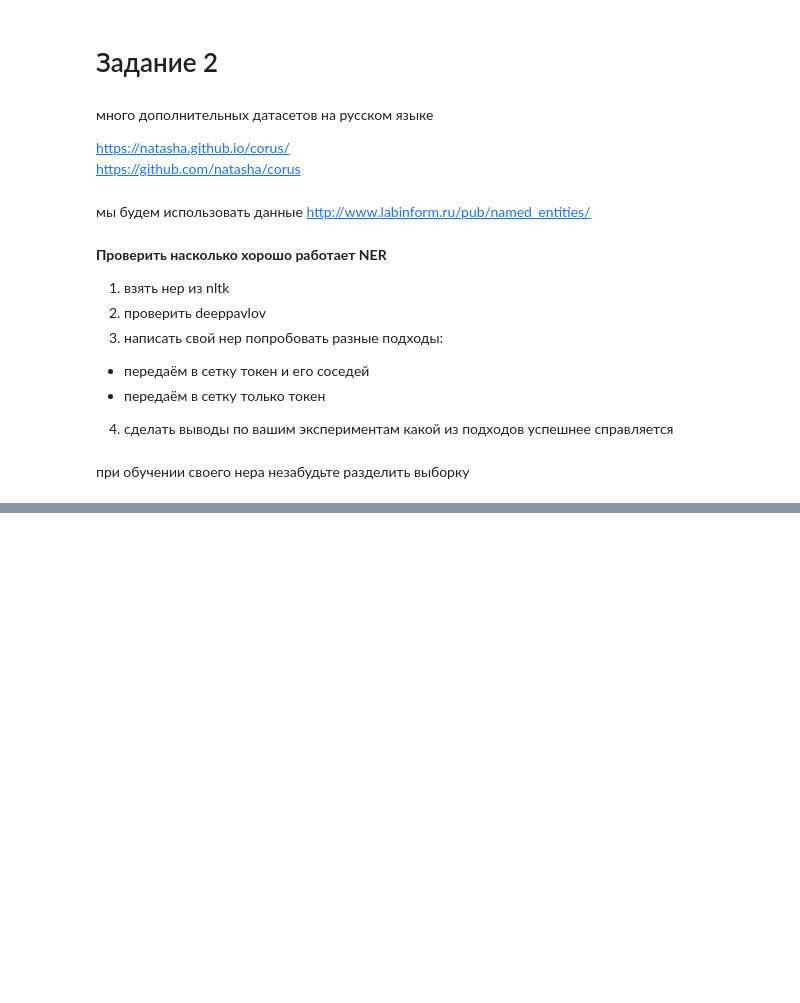
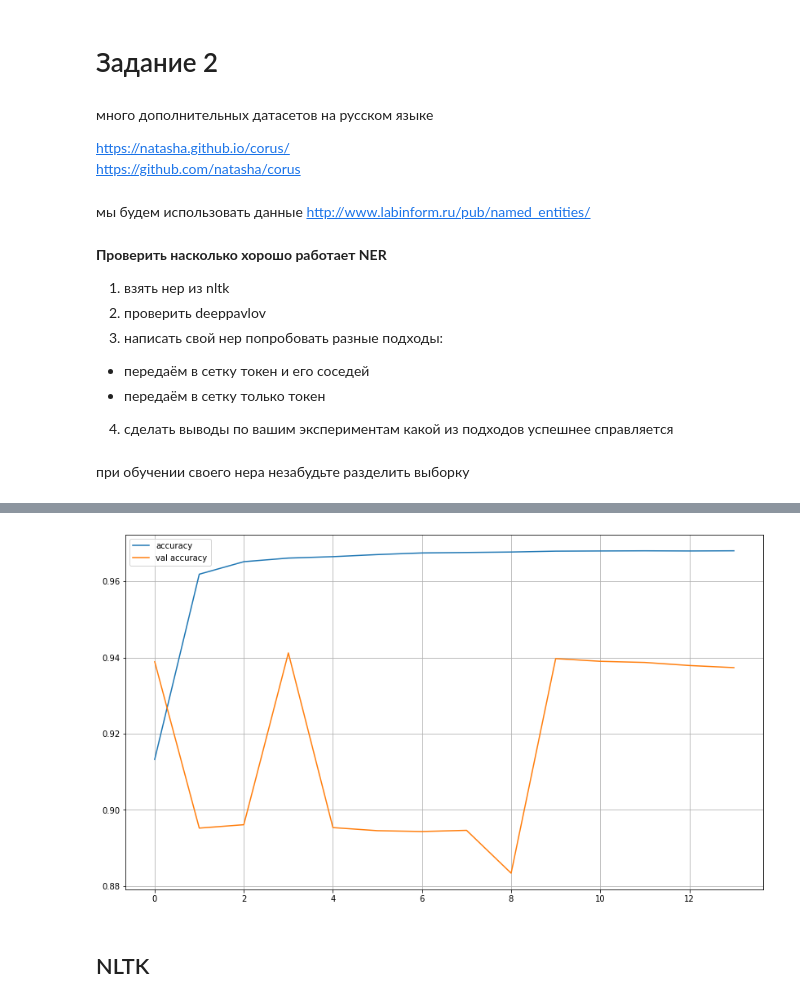
Before and after one commit to dTenebrae/nlp, a Jupyter notebook: lesson5/hw5.ipynb, the cells around one changed output, grey strips where cells are left out. Saved outputs shown, nothing was run; the diff lists cells and outputs as text; code cells hidden in the pictures; blank space fills up the shorter version.

```diff
--- a/lesson5/hw5.ipynb
+++ b/lesson5/hw5.ipynb
@@ -326,0 +535,27 @@ Ne5Markup(
+# %%
+class model_no_skip_NER(tf.keras.Model):
+    def __init__(self):
+        super(model_no_skip_NER, self).__init__()
+        self.emb = Embedding(vocab_size, embedding_dim)
+        self.gPool = GlobalMaxPooling1D()
+        self.fc1 = Dense(300, activation='relu')
+        self.fc2 = Dense(50, activation='relu')
+        self.fc3 = Dense(6, activation='softmax')
+
+    def call(self, x):
+        x = vectorize_layer(x)
+        x = self.emb(x)
+        x = self.gPool(x)
+
+        fc_x = self.fc1(x)
+        fc_x = self.fc2(fc_x)
+        prob = self.fc3(fc_x)
+        return prob
+# %%
+no_skip_model = model_no_skip_NER()
+# %%
+no_skip_model.compile(optimizer='adam',
+                      loss=tf.keras.losses.SparseCategoricalCrossentropy(),
+                      metrics=['accuracy', custom_f1, recall_m, precision_m])
+# %%
+hist = no_skip_model.fit(train_data, validation_data=valid_data, epochs=20, callbacks=[es_callback])
@@ -326,0 +580,11 @@ Ne5Markup(
+# %%
+plt.figure(figsize=(14, 8))
+plt.plot(hist.history['accuracy'], label='accuracy')
+plt.plot(hist.history['val_accuracy'], label='val accuracy')
+plt.grid()
+plt.legend(loc='best')
+plt.show()
+# %% [output]
+[figure, added]
+# %% [markdown]
+## NLTK
```
Also changed, not shown: parts of 67 cells of this notebook.
